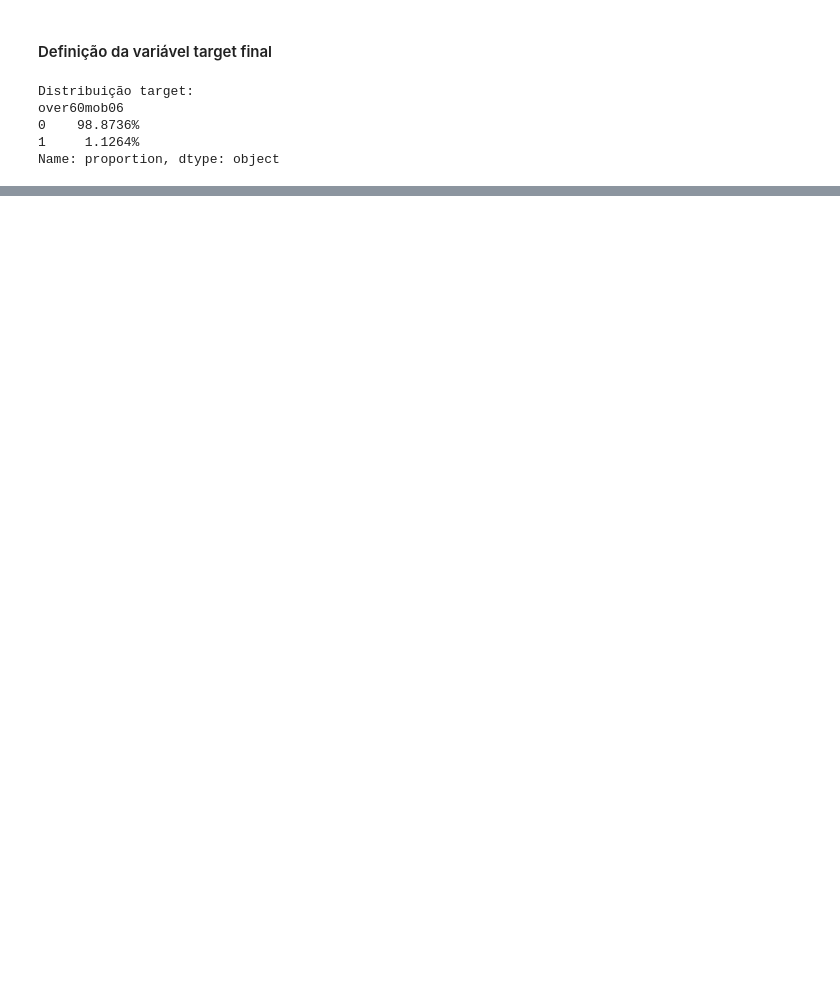
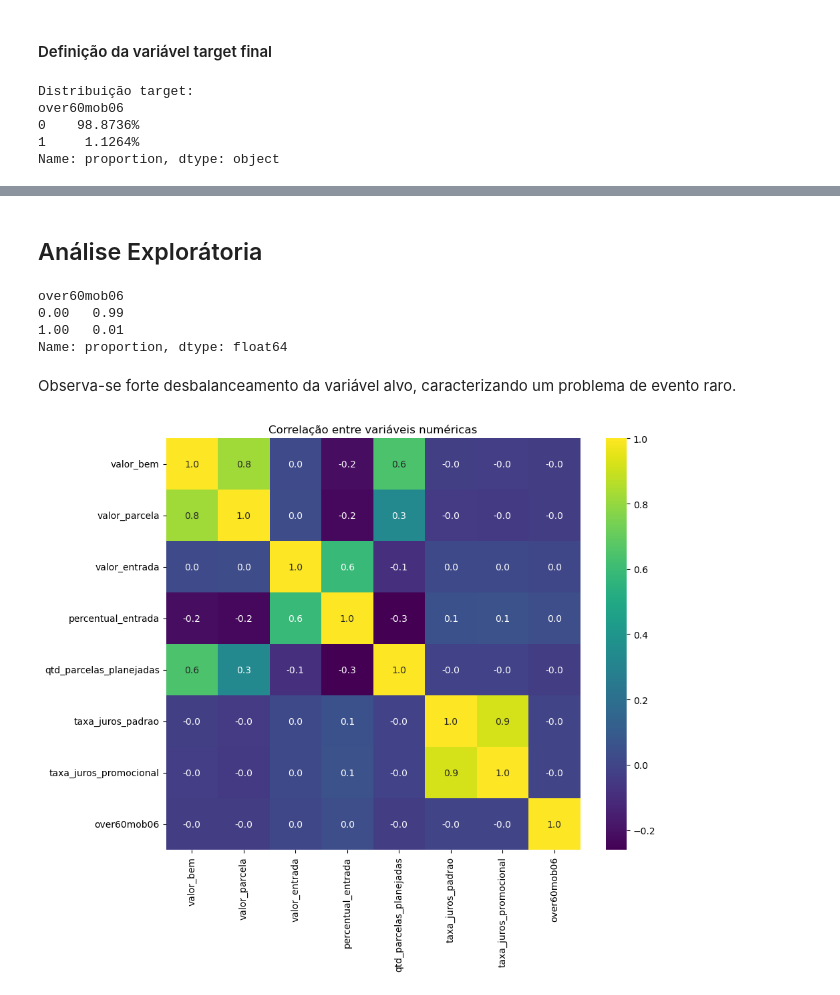
Before and after one commit to Passaret/Case-credito, a Jupyter notebook: case.ipynb, the cells around one changed output, grey strips where cells are left out. Drawn from its saved outputs; the diff is of its cells as text; code cells hidden in the pictures; blank space fills up the shorter version.

```diff
--- a/case.ipynb
+++ b/case.ipynb
@@ -465,0 +452,8 @@ Diante disso, o problema foi tratado como classificação de eventos raros, prio
+# %%
+df_model = df_model.merge(
+    agg_parcelas,
+    on='id_contrato',
+    how='left',
+    validate='1:1'
+)
+df_model.shape
@@ -465,0 +506,9 @@ Diante disso, o problema foi tratado como classificação de eventos raros, prio
+# %%
+# Variavel target criada anteriormente
+df_model = df_model.merge(
+    target_over60[['id_contrato', 'over60mob06']],
+    on='id_contrato',
+    how='left',
+    validate='1:1'
+)
+df_model.shape
@@ -465,0 +517,15 @@ Diante disso, o problema foi tratado como classificação de eventos raros, prio
+# %%
+# Filtrar população elegível
+df_model = df_model[df_model['over60mob06'].notna()].copy()
+# %%
+cols_leakage = [
+    'status_contrato',
+    'motivo_recusa',
+    'data_encerramento',
+    'data_ultimo_vencimento',
+    'data_ultimo_vencimento_original'
+]
+
+df_model = df_model.drop(
+    columns=[c for c in cols_leakage if c in df_model.columns]
+)
@@ -465,0 +535,20 @@ Diante disso, o problema foi tratado como classificação de eventos raros, prio
+# %% [markdown]
+## Análise Explorátoria
+# %%
+df_model['over60mob06'].value_counts(normalize=True)
+# %% [output]
+over60mob06
+0.00   0.99
+1.00   0.01
+Name: proportion, dtype: float64
+# %% [markdown]
+Observa-se forte desbalanceamento da variável alvo, caracterizando um problema de evento raro.
+# %%
+corr = df_model[num_cols + ['over60mob06']].corr()
+
+plt.figure(figsize=(10,8))
+sns.heatmap(corr, cmap='viridis', annot=True, fmt='.1f')
+plt.title('Correlação entre variáveis numéricas')
+plt.show()
+# %% [output]
+[figure, added]
```
Also changed, not shown: parts of 42 cells of this notebook.
